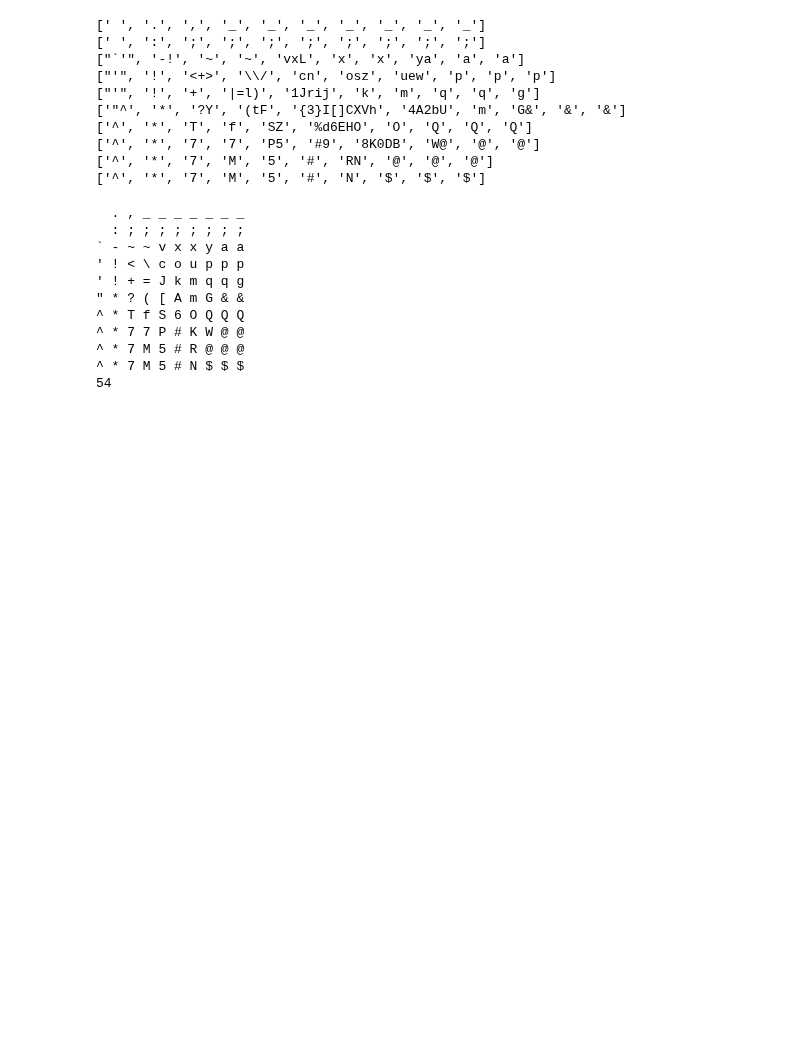
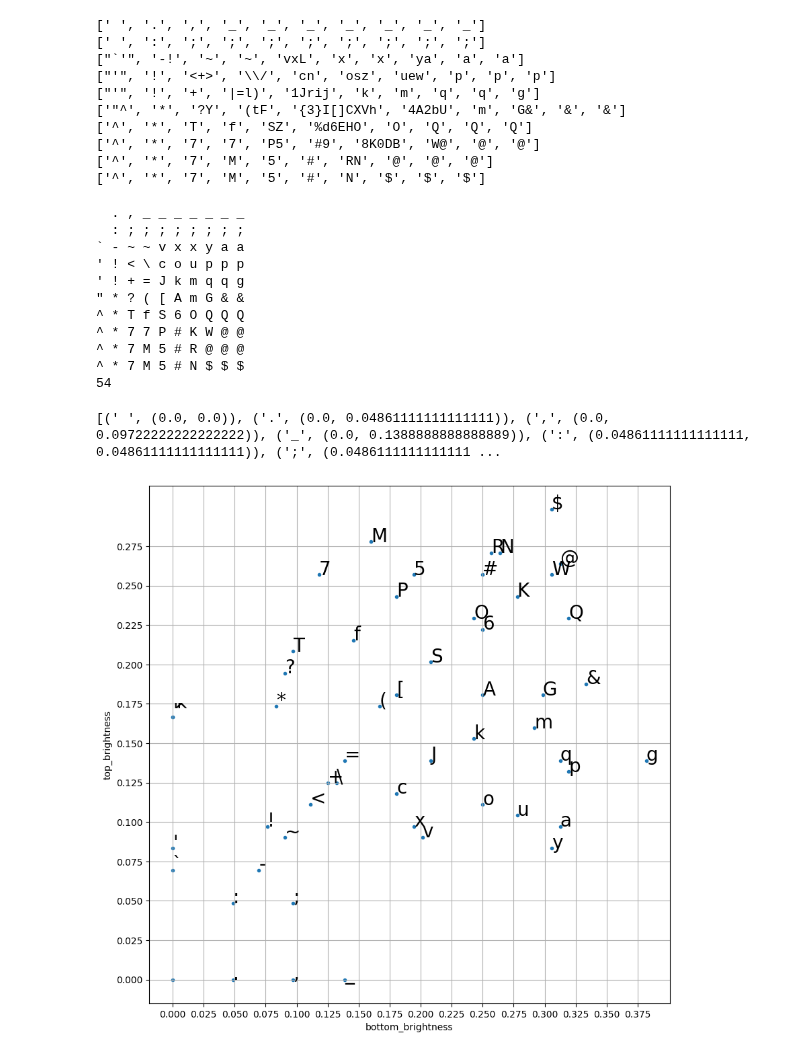
Before and after one commit to wojciechsadlik/python-char-art, a Jupyter notebook: ascii_v2_brightness_test.ipynb, the cells around one changed output. Drawn from its saved outputs; the diff is of its cells as text; code cells hidden in the pictures; blank space fills up the shorter version.

```diff
--- a/ascii_v2_brightness_test.ipynb
+++ b/ascii_v2_brightness_test.ipynb
@@ -62,8 +60,8 @@ n_top_brightness = list(map(lambda b: b / max(top_brightness), top_brightness))
 n_bottom_brightness = list(map(lambda b: b / max(bottom_brightness), bottom_brightness))
 
 char_to_n_bt_brightness = {}
-for b in zip(brightness_str, n_top_brightness, n_bottom_brightness):
-    char_to_n_bt_brightness[b[0]] = (b[1], b[2], (b[1] + b[2]) / 2)
+for b in zip(brightness_ls, n_top_brightness, n_bottom_brightness):
+    char_to_n_bt_brightness[b[0][0]] = (b[1], b[2], (b[1] + b[2]) / 2)
 
 for c, b in char_to_n_bt_brightness.items():
     brightness_arr[int(b[0] * (y_dim - 1))][int(b[1] * (x_dim - 1))] += c
@@ -143,3 +141,26 @@ print(len(b_set))
 ^ * 7 M 5 # R @ @ @
 ^ * 7 M 5 # N $ $ $
 54
+# %%
+b_list = []
+for c in b_set:
+    b_list.append((c, char_ls.get(c)))
+
+b_list.sort(key=lambda a: (a[1][0], a[1][1]))
+print(b_list)
+# %% [output]
+[(' ', (0.0, 0.0)), ('.', (0.0, 0.04861111111111111)), (',', (0.0, 0.09722222222222222)), ('_', (0.0, 0.1388888888888889)), (':', (0.04861111111111111, 0.04861111111111111)), (';', (0.0486111111111111 ...
+# %%
+plt.figure(figsize=(10, 10))
+b_top_brightness = [a[1][0] for a in b_list]
+b_bottom_brightness = [a[1][1] for a in b_list]
+plt.scatter(b_bottom_brightness, b_top_brightness, marker='.')
+plt.xticks(np.arange(min(b_bottom_brightness), max(b_bottom_brightness), 0.025))
+plt.yticks(np.arange(min(b_top_brightness), max(b_top_brightness), 0.025))
+plt.xlabel("bottom_brightness")
+plt.ylabel("top_brightness")
+for i in range(len(b_list)):
+    plt.annotate(b_list[i][0], (b_bottom_brightness[i], b_top_brightness[i]), size=20)
+plt.grid()
+# %% [output]
+[figure, added]
```
Also changed, not shown: parts of 4 cells of this notebook, 1 other file.
